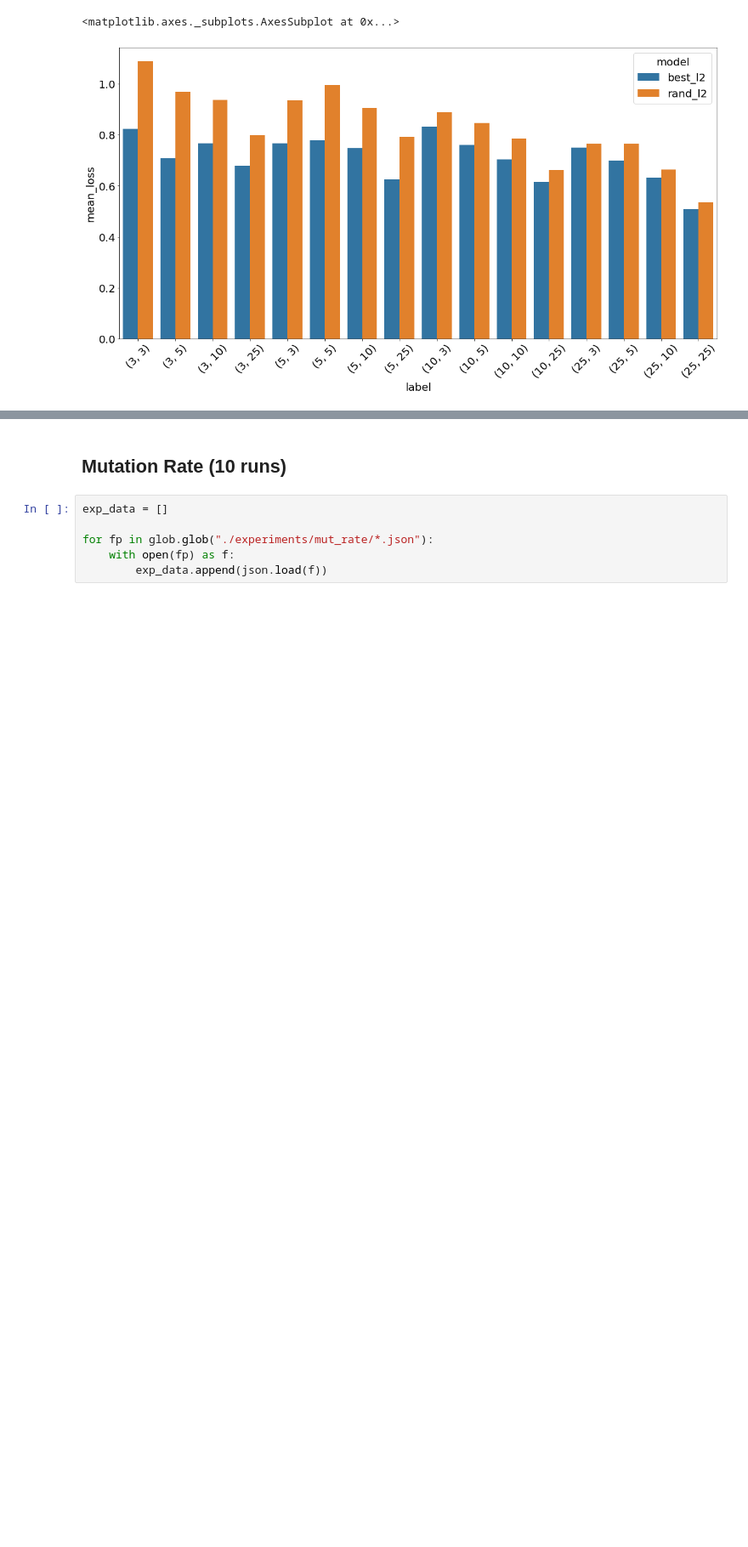
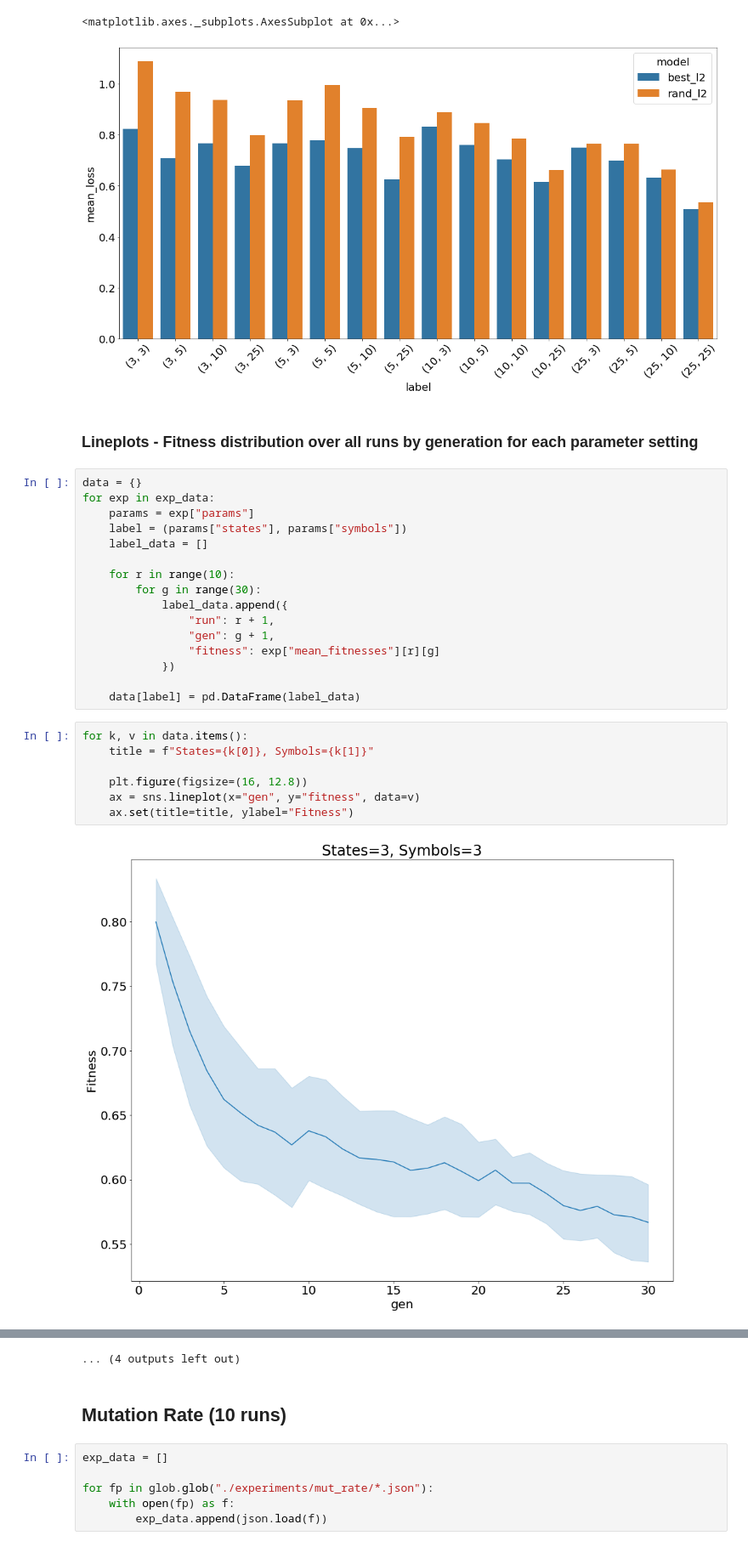
Before and after one commit to SamChatfield/final-year-project, a Jupyter notebook: experiment_results.ipynb, the cells around one changed output, grey strips where cells are left out. Shown at 85% size. Drawn from its saved outputs; the diff is of its cells as text; blank space fills up the shorter version.

```diff
--- a/experiment_results.ipynb
+++ b/experiment_results.ipynb
@@ -162,3 +194,30 @@ sns.barplot(
 # %% [output]
 <matplotlib.axes._subplots.AxesSubplot at 0x...>
 [figure]
+# %% [markdown]
+### Lineplots - Fitness distribution over all runs by generation for each parameter setting
+# %%
+data = {}
+for exp in exp_data:
+    params = exp["params"]
+    label = (params["states"], params["symbols"])
+    label_data = []
+
+    for r in range(10):
+        for g in range(30):
+            label_data.append({
+                "run": r + 1,
+                "gen": g + 1,
+                "fitness": exp["mean_fitnesses"][r][g]
+            })
+
+    data[label] = pd.DataFrame(label_data)
+# %%
+for k, v in data.items():
+    title = f"States={k[0]}, Symbols={k[1]}"
+
+    plt.figure(figsize=(16, 12.8))
+    ax = sns.lineplot(x="gen", y="fitness", data=v)
+    ax.set(title=title, ylabel="Fitness")
+# %% [output]
+[figure, added]
@@ -165,3 +235,4 @@ sns.barplot(
+... (4 outputs left out)
 # %% [markdown]
 ## Mutation Rate (10 runs)
 # %%
```
Also changed, not shown: parts of 15 cells of this notebook, 6 other files.
